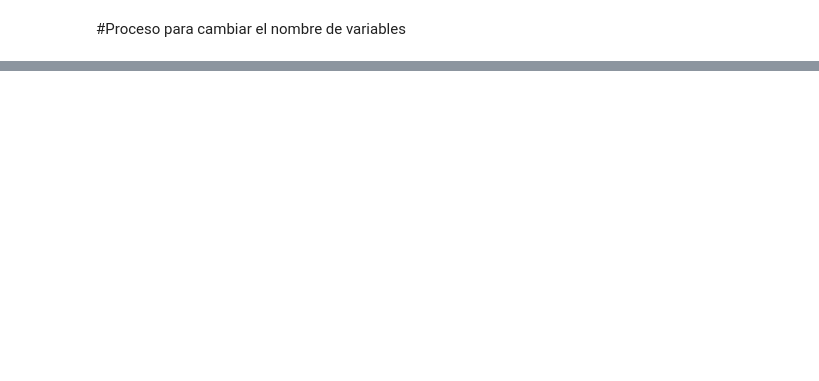
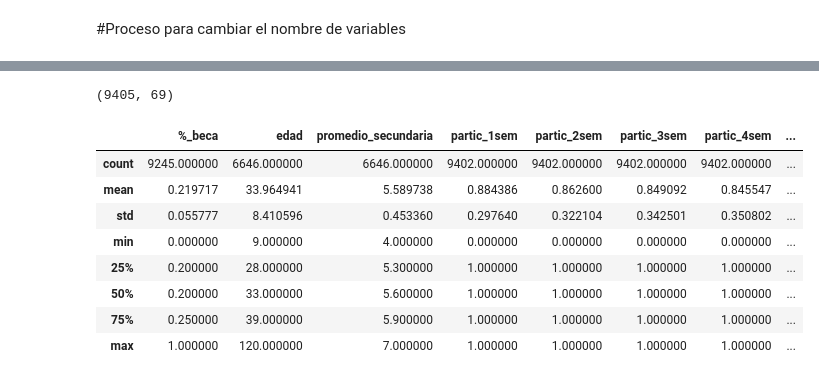
Before and after one commit to datascience-universe/desertion-project, a Jupyter notebook: Project.ipynb, the cells around one changed output, grey strips where cells are left out. Saved outputs shown, nothing was run; the diff lists cells and outputs as text; code cells hidden in the pictures; blank space fills up the shorter version.

```diff
--- a/Project.ipynb
+++ b/Project.ipynb
@@ -14,6 +14,7 @@
 from google.colab import drive
 drive.mount('/content/drive')
 from google.colab import files
-excel_path = '/content/drive/MyDrive/Projecto/Data/BD.xlsx'
+excel_path = '/content/drive/MyDrive/Projecto/Data/BD2.xlsx'
+#excel_path2 = '/content/drive/MyDrive/Projecto/Data/BD2.xlsx'
 #repo = '/content/drive/MyDrive/Projecto/Colab_Notebooks/repository/edt/eda.py'
 # %% [output]
@@ -222,0 +273,5 @@ g.add_legend()
+# %%
+# Verificacion del shape del DF
+df_simplificado1.shape
+# %% [output]
+(9405, 69)
@@ -222,0 +289,13 @@ g.add_legend()
+# %%
+# Proceso de exploracion de variables
+df_simplificado1.describe()
+# %% [output]
+|  | %_beca | edad | promedio_secundaria | partic_1sem | partic_2sem | partic_3sem | partic_4sem | ... |
+| count | 9245.000000 | 6646.000000 | 6646.000000 | 9402.000000 | 9402.000000 | 9402.000000 | 9402.000000 | ... |
+| mean | 0.219717 | 33.964941 | 5.589738 | 0.884386 | 0.862600 | 0.849092 | 0.845547 | ... |
+| std | 0.055777 | 8.410596 | 0.453360 | 0.297640 | 0.322104 | 0.342501 | 0.350802 | ... |
+| min | 0.000000 | 9.000000 | 4.000000 | 0.000000 | 0.000000 | 0.000000 | 0.000000 | ... |
+| 25% | 0.200000 | 28.000000 | 5.300000 | 1.000000 | 1.000000 | 1.000000 | 1.000000 | ... |
+| 50% | 0.200000 | 33.000000 | 5.600000 | 1.000000 | 1.000000 | 1.000000 | 1.000000 | ... |
+| 75% | 0.250000 | 39.000000 | 5.900000 | 1.000000 | 1.000000 | 1.000000 | 1.000000 | ... |
+| max | 1.000000 | 120.000000 | 7.000000 | 1.000000 | 1.000000 | 1.000000 | 1.000000 | ... |
```
Also changed, not shown: parts of 36 cells of this notebook.
